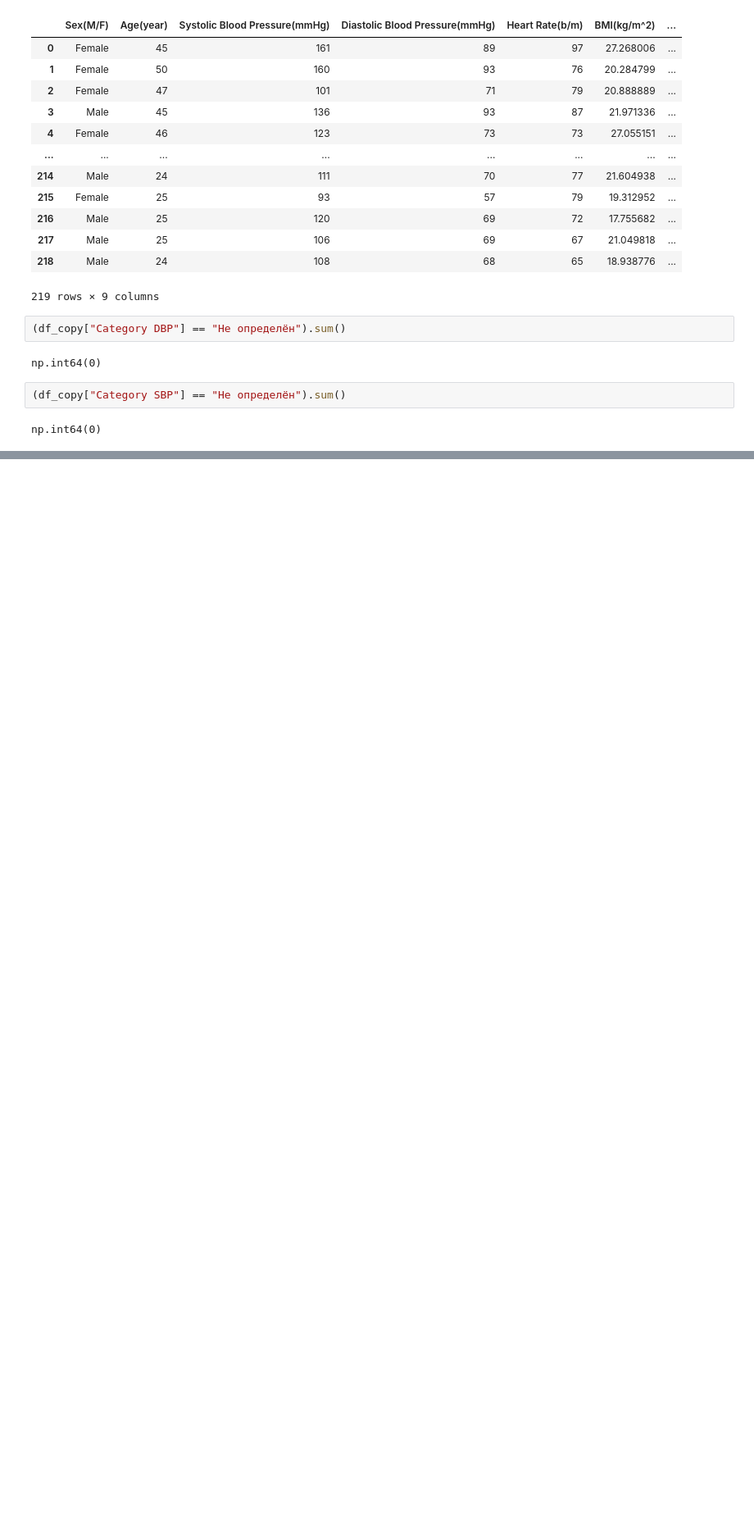
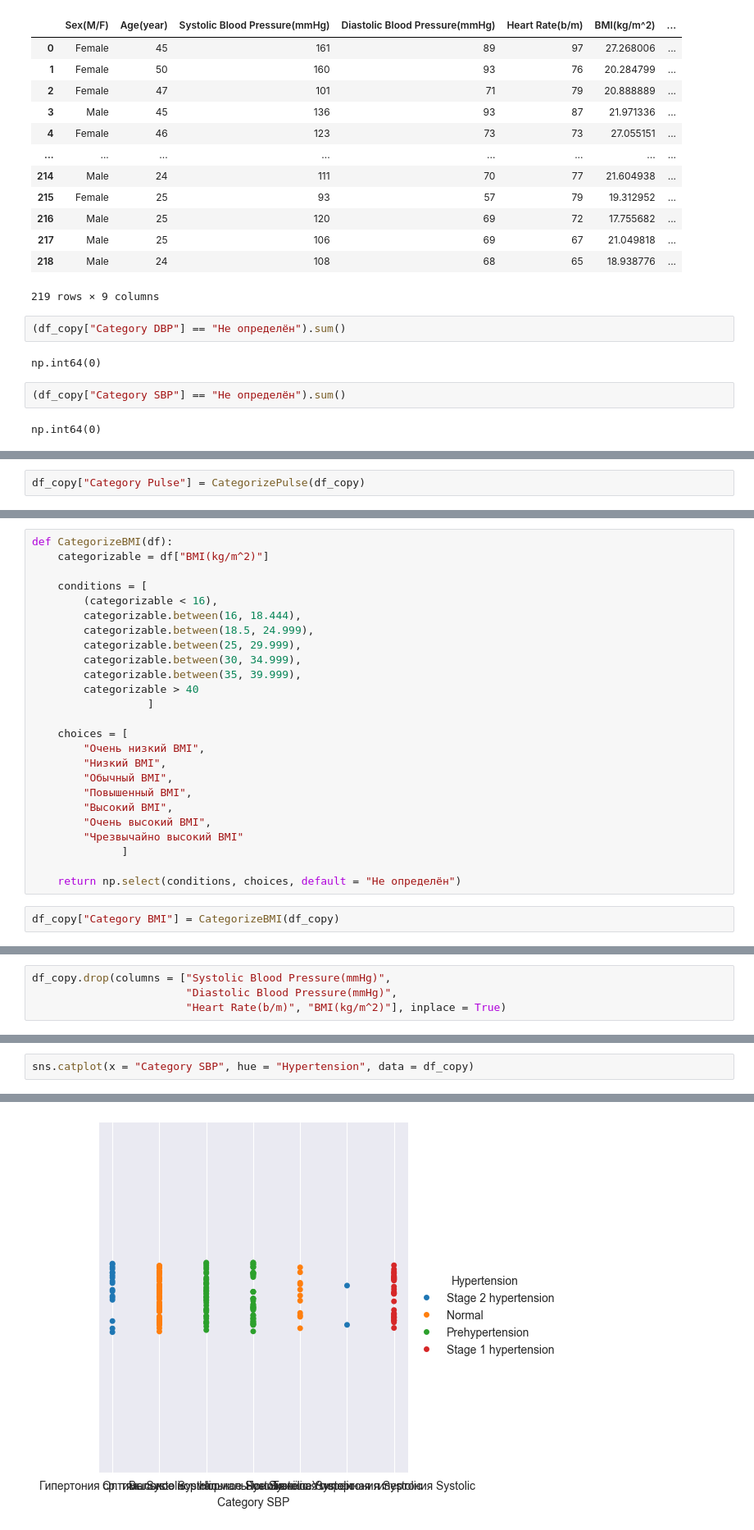
Before and after one commit to ForentDich/Pressure-Oracle, a Jupyter notebook: neural-network/EDA.ipynb, the cells around one changed output, grey strips where cells are left out. Shown at 82% size. Drawn from its saved outputs; the diff is of its cells as text; blank space fills up the shorter version.

```diff
--- a/neural-network/EDA.ipynb
+++ b/neural-network/EDA.ipynb
@@ -443,0 +465,2 @@ np.int64(0)
+# %%
+df_copy["Category Pulse"] = CategorizePulse(df_copy)
@@ -443,0 +519,27 @@ np.int64(0)
+# %%
+def CategorizeBMI(df):
+    categorizable = df["BMI(kg/m^2)"]
+
+    conditions = [
+        (categorizable < 16),
+        categorizable.between(16, 18.444),
+        categorizable.between(18.5, 24.999),
+        categorizable.between(25, 29.999),
+        categorizable.between(30, 34.999),
+        categorizable.between(35, 39.999),
+        categorizable > 40
+                  ]
+
+    choices = [
+        "Очень низкий BMI",
+        "Низкий BMI",
+        "Обычный BMI",
+        "Повышенный BMI",
+        "Высокий BMI",
+        "Очень высокий BMI",
+        "Чрезвычайно высокий BMI"
+              ]
+
+    return np.select(conditions, choices, default = "Не определён")
+# %%
+df_copy["Category BMI"] = CategorizeBMI(df_copy)
@@ -443,0 +575,4 @@ np.int64(0)
+# %%
+df_copy.drop(columns = ["Systolic Blood Pressure(mmHg)",
+                        "Diastolic Blood Pressure(mmHg)",
+                        "Heart Rate(b/m)", "BMI(kg/m^2)"], inplace = True)
@@ -443,0 +753,3 @@ np.int64(0)
+# %%
+sns.catplot(x = "Category SBP", hue = "Hypertension", data = df_copy)
+# %% [output]
@@ -443,0 +757 @@ np.int64(0)
+[figure, added]
```
Also changed, not shown: parts of 47 cells of this notebook.
